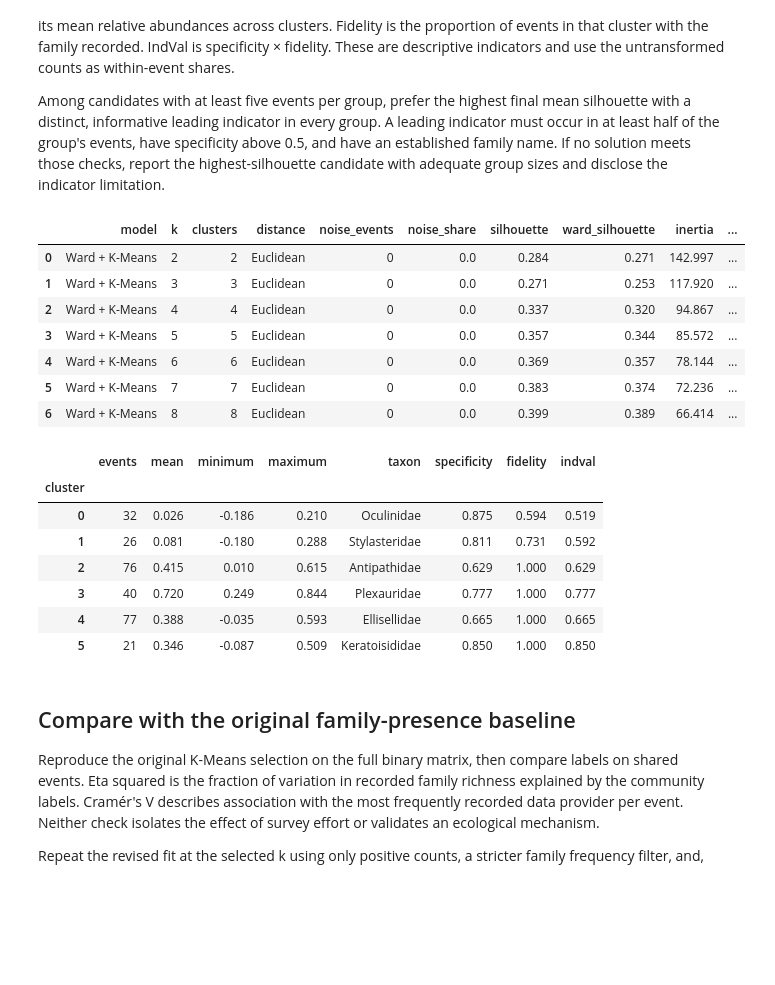
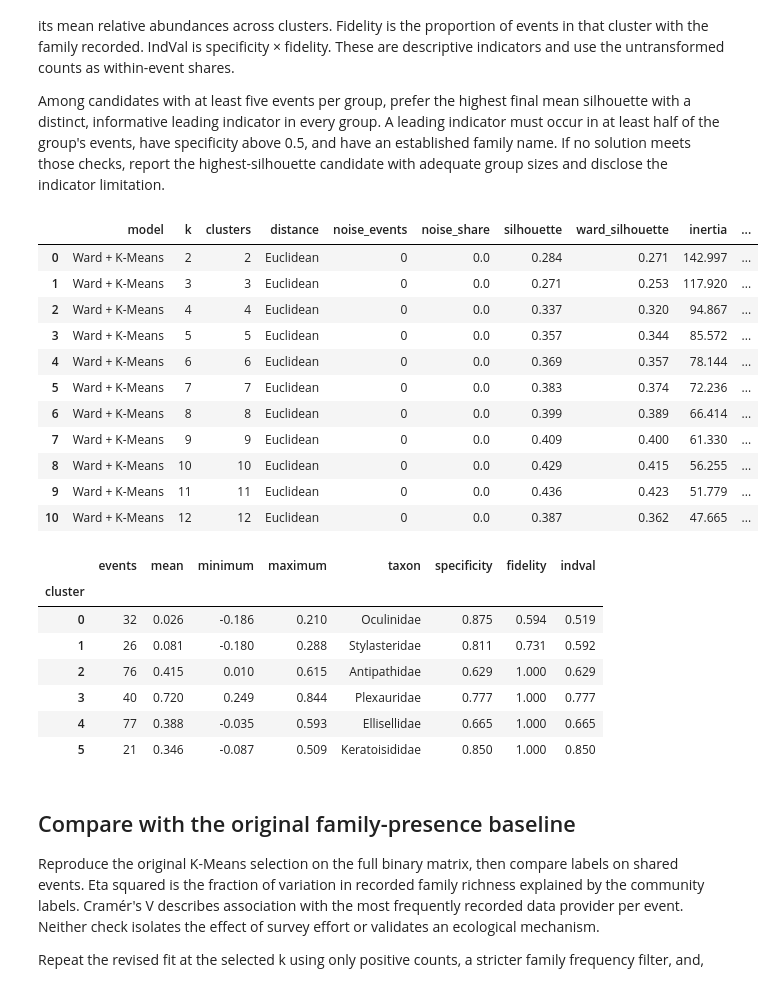
Before and after one commit to jameshlms/se-deep-coral-communities, a Jupyter notebook: notebooks/taxon_clustering.ipynb, the cells around one changed output. Saved outputs shown, nothing was run; the diff lists cells and outputs as text; code cells hidden in the pictures; blank space fills up the shorter version.

```diff
--- a/notebooks/taxon_clustering.ipynb
+++ b/notebooks/taxon_clustering.ipynb
@@ -133,11 +133,12 @@ def abundance_matrix(observations, min_events):
 
 abundance = abundance_matrix(corals, minimum_events)
 features = normalize(abundance.to_numpy(dtype=float), norm="l2")
-max_clusters = min(8, len(features) - 1, len(abundance.drop_duplicates()))
+max_clusters = min(12, len(features) - 1, len(abundance.drop_duplicates()))
 if max_clusters < 2:
     raise ValueError("At least three eligible events and two distinct abundance profiles are required.")
 print(f"Fitted matrix: {len(abundance)} events × {abundance.shape[1]} families")
 print(f"Events excluded by rare-family filtering: {len(family_presence) - len(abundance)}")
+print(f"Testing k from 2 to {max_clusters}")
 # %% [output]
 Coral records with family and event key: 46,364
 Positive count coverage: 92.4%
@@ -182,6 +184,8 @@ with threadpool_limits(limits=1):
         if len(sizes) != k:
             continue
         sil = silhouette_samples(features, model.labels_)
+        cluster_sil_means = pd.Series(sil).groupby(model.labels_).mean()
+        min_cluster_sil = float(cluster_sil_means.min())
         table = indicator_table(abundance, model.labels_)
         leading = table.groupby("cluster").head(1)
         informative = (
@@ -194,38 +198,44 @@ with threadpool_limits(limits=1):
             "noise_events": 0, "noise_share": 0.0, "silhouette": sil.mean(),
             "ward_silhouette": silhouette_score(features, ward), "inertia": model.inertia_,
             "smallest_cluster": sizes.min(), "largest_cluster": sizes.max(),
+            "min_cluster_silhouette": min_cluster_sil,
             "evaluated_events": len(features), "informative_indicators": informative.sum(),
             "mean_leading_indval": leading["indval"].mean(),
         })
 
 evaluation = pd.DataFrame(metrics)
+evaluation["weakly_separated"] = evaluation["min_cluster_silhouette"].lt(0.1)
 eligible = evaluation.loc[evaluation["smallest_cluster"].ge(5)]
 if eligible.empty:
     raise ValueError("No tested solution has at least five events in each cluster.")
 interpretable = eligible.loc[eligible["informative_indicators"].eq(eligible["k"])]
 if interpretable.empty:
     print("No candidate met all indicator criteria. Interpret the leading taxa cautiously.")
     interpretable = eligible
 selected_k = int(interpretable.loc[interpretable["silhouette"].idxmax(), "k"])
 evaluation["selected"] = evaluation["k"].eq(selected_k)
 labels = pd.Series(models[selected_k].labels_, index=abundance.index, name="cluster")
 leading_indicators = indicators[selected_k].groupby("cluster").head(1).set_index("cluster")
 cluster_quality = (
     pd.DataFrame({"cluster": labels.to_numpy(), "silhouette": silhouettes[selected_k]})
     .groupby("cluster")["silhouette"].agg(events="size", mean="mean", minimum="min", maximum="max")
     .join(leading_indicators)
 )
 display(evaluation.round(3))
 display(cluster_quality.round(3))
 # %% [output]
 |  | model | k | clusters | distance | noise_events | noise_share | silhouette | ward_silhouette | inertia | ... |
 | 0 | Ward + K-Means | 2 | 2 | Euclidean | 0 | 0.0 | 0.284 | 0.271 | 142.997 | ... |
 | 1 | Ward + K-Means | 3 | 3 | Euclidean | 0 | 0.0 | 0.271 | 0.253 | 117.920 | ... |
 | 2 | Ward + K-Means | 4 | 4 | Euclidean | 0 | 0.0 | 0.337 | 0.320 | 94.867 | ... |
 | 3 | Ward + K-Means | 5 | 5 | Euclidean | 0 | 0.0 | 0.357 | 0.344 | 85.572 | ... |
 | 4 | Ward + K-Means | 6 | 6 | Euclidean | 0 | 0.0 | 0.369 | 0.357 | 78.144 | ... |
 | 5 | Ward + K-Means | 7 | 7 | Euclidean | 0 | 0.0 | 0.383 | 0.374 | 72.236 | ... |
 | 6 | Ward + K-Means | 8 | 8 | Euclidean | 0 | 0.0 | 0.399 | 0.389 | 66.414 | ... |
+| 7 | Ward + K-Means | 9 | 9 | Euclidean | 0 | 0.0 | 0.409 | 0.400 | 61.330 | ... |
+| 8 | Ward + K-Means | 10 | 10 | Euclidean | 0 | 0.0 | 0.429 | 0.415 | 56.255 | ... |
+| 9 | Ward + K-Means | 11 | 11 | Euclidean | 0 | 0.0 | 0.436 | 0.423 | 51.779 | ... |
+| 10 | Ward + K-Means | 12 | 12 | Euclidean | 0 | 0.0 | 0.387 | 0.362 | 47.665 | ... |
 |  | events | mean | minimum | maximum | taxon | specificity | fidelity | indval |
 | cluster |  |  |  |  |  |  |  |  |
 | 0 | 32 | 0.026 | -0.186 | 0.210 | Oculinidae | 0.875 | 0.594 | 0.519 |
```
Also changed, not shown: parts of 5 cells of this notebook.
